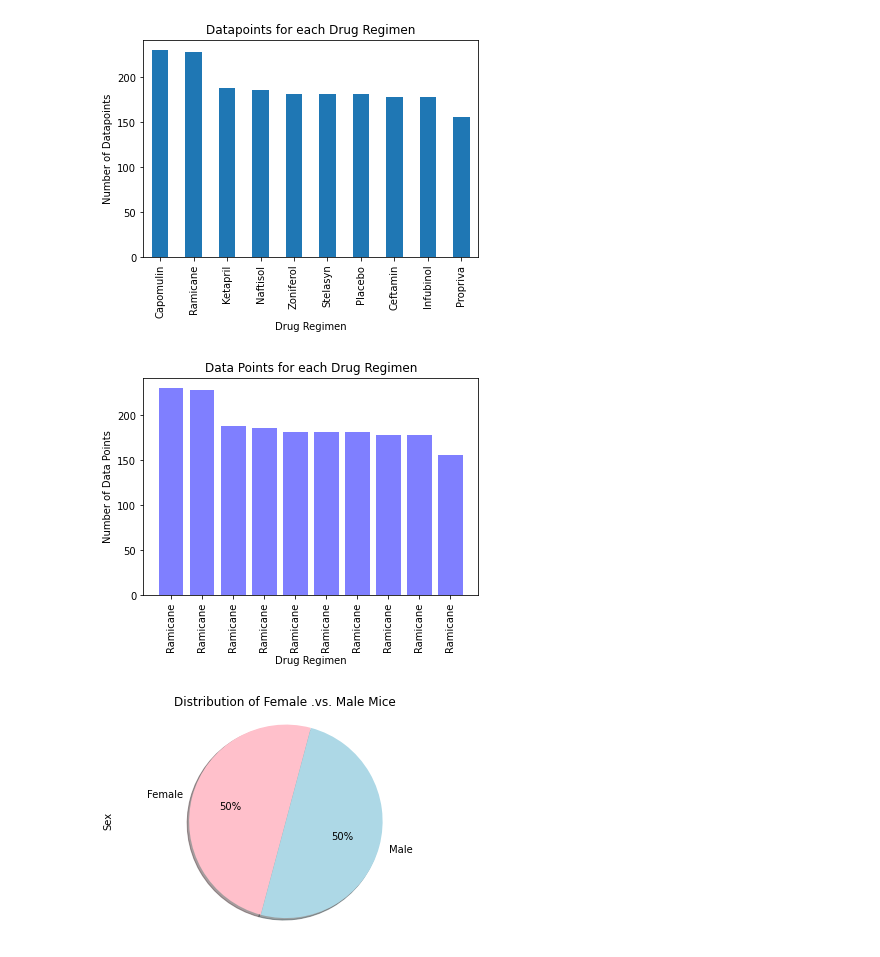
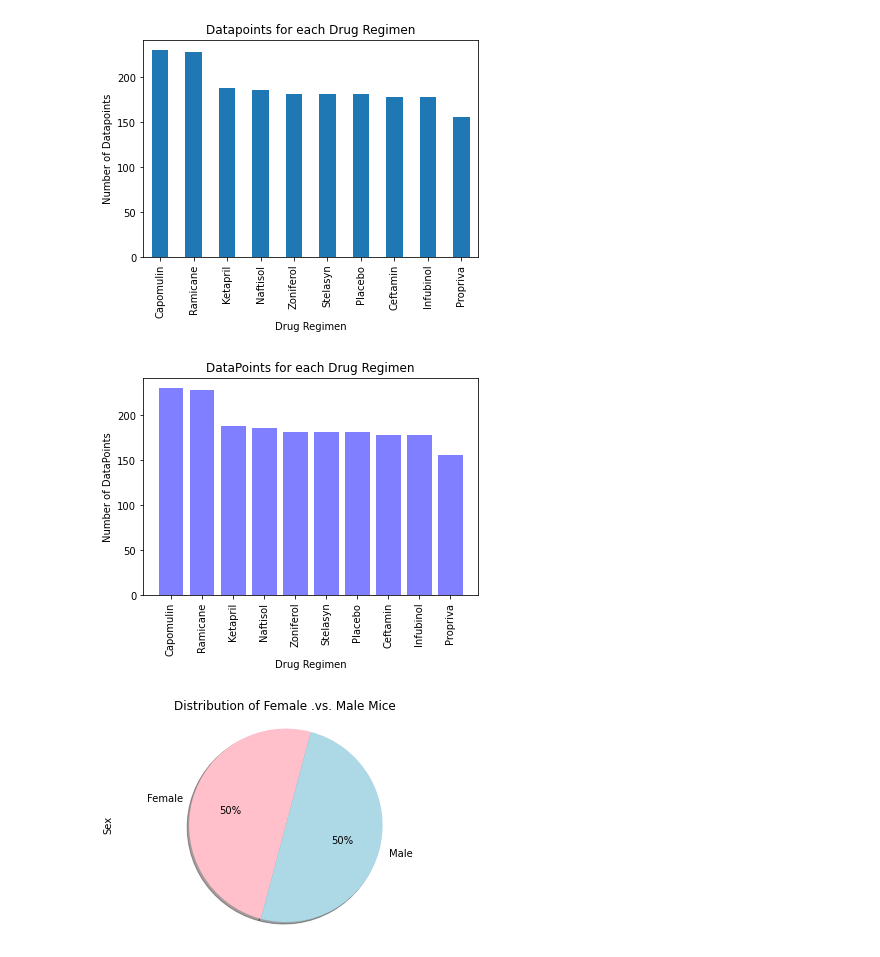
Before and after one commit to jlubranos/matplotlib-challenge, a Jupyter notebook: Pymaceuticals/pymaceuticals_starter.ipynb, the cells around one changed output. Drawn from its saved outputs; the diff is of its cells as text; code cells hidden in the pictures.

```diff
--- a/Pymaceuticals/pymaceuticals_starter.ipynb
+++ b/Pymaceuticals/pymaceuticals_starter.ipynb
@@ -105,16 +105,16 @@ plt.show()
 # %%
 # General identical bar plot using pyplot instead of pandas.
 datapoints=drug_dp_df
 regimen=np.arange(len(datapoints))
 plt.bar(regimen,datapoints,color='blue',alpha=0.5,align='center')
 tick_locations=[value for value in regimen]
-plt.xticks(tick_locations,unique_ms_df['Drug Regimen'], rotation='vertical')
-plt.title("Data Points for each Drug Regimen")
+plt.xticks(tick_locations,datapoints.index, rotation='vertical')
+plt.title("DataPoints for each Drug Regimen")
 plt.xlabel("Drug Regimen")
-plt.ylabel("Number of Data Points")
+plt.ylabel("Number of DataPoints")
 plt.show()
 # %% [output]
-[figure, old version]
+[figure, new version]
 # %%
 # Generate a pie plot showing the distribution of female versus male mice using pandas
 
```
Also changed, not shown: parts of 13 cells of this notebook.
